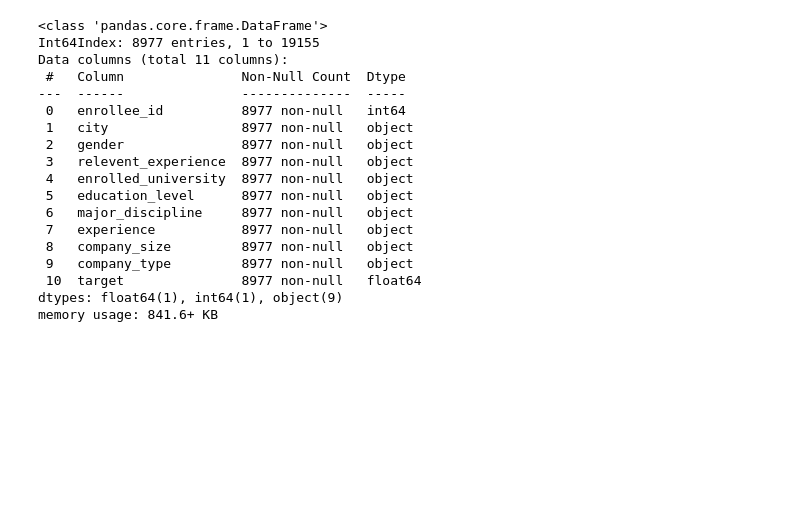
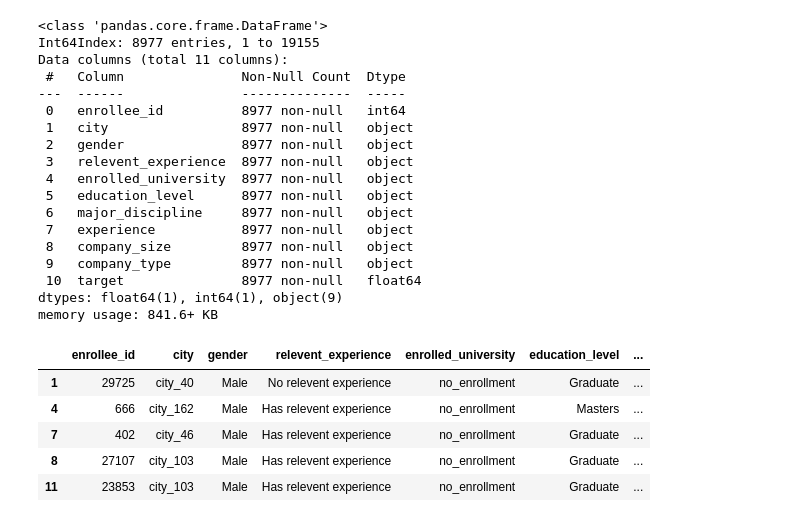
Before and after one commit to rarconaut/Project_3_Group_2, a Jupyter notebook: Jeremy/Untitled.ipynb, the cells around one changed output. Saved outputs shown, nothing was run; the diff lists cells and outputs as text; code cells hidden in the pictures; blank space fills up the shorter version.

```diff
--- a/Jeremy/Untitled.ipynb
+++ b/Jeremy/Untitled.ipynb
@@ -69,0 +70,11 @@ train_df.to_csv('train_cleaned.csv')
+# %%
+male_filter = train_df['gender'] == 'Male'
+train_male_df = train_df[male_filter]
+train_male_df.head()
+# %% [output]
+|  | enrollee_id | city | gender | relevent_experience | enrolled_university | education_level | ... |
+| 1 | 29725 | city_40 | Male | No relevent experience | no_enrollment | Graduate | ... |
+| 4 | 666 | city_162 | Male | Has relevent experience | no_enrollment | Masters | ... |
+| 7 | 402 | city_46 | Male | Has relevent experience | no_enrollment | Graduate | ... |
+| 8 | 27107 | city_103 | Male | Has relevent experience | no_enrollment | Graduate | ... |
+| 11 | 23853 | city_103 | Male | Has relevent experience | no_enrollment | Graduate | ... |
```
Also changed, not shown: parts of 8 cells of this notebook, 3 other files.
